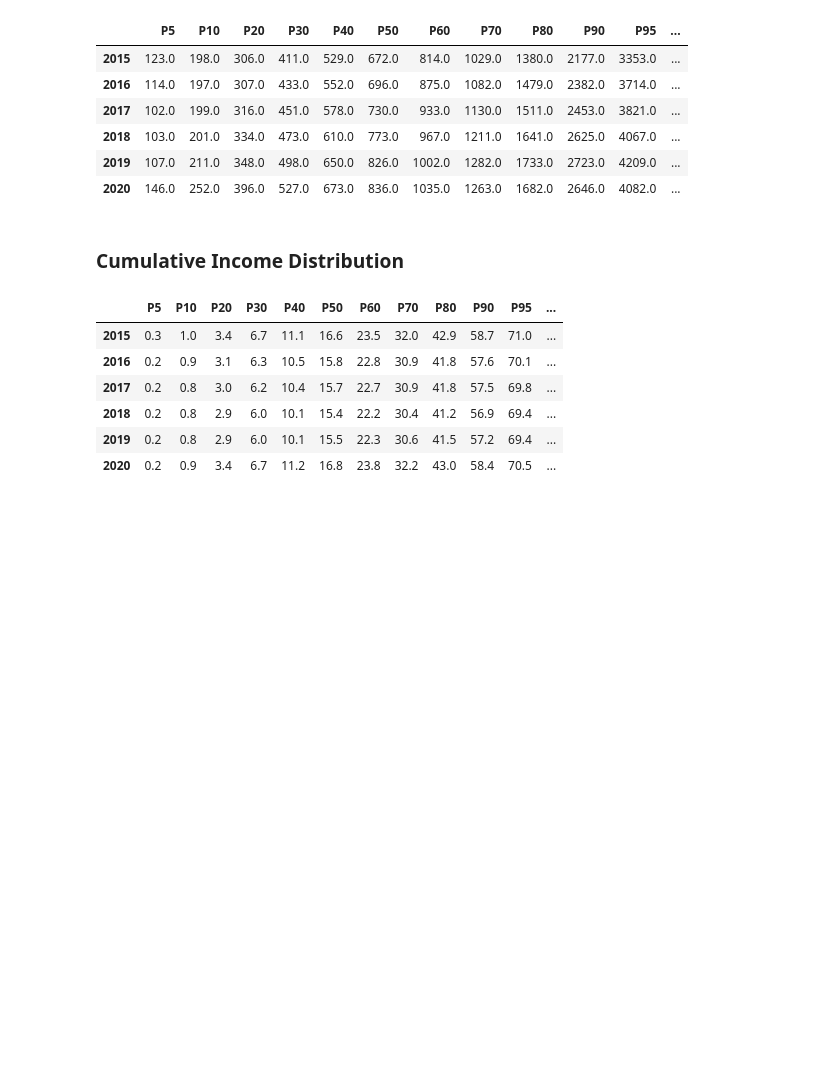
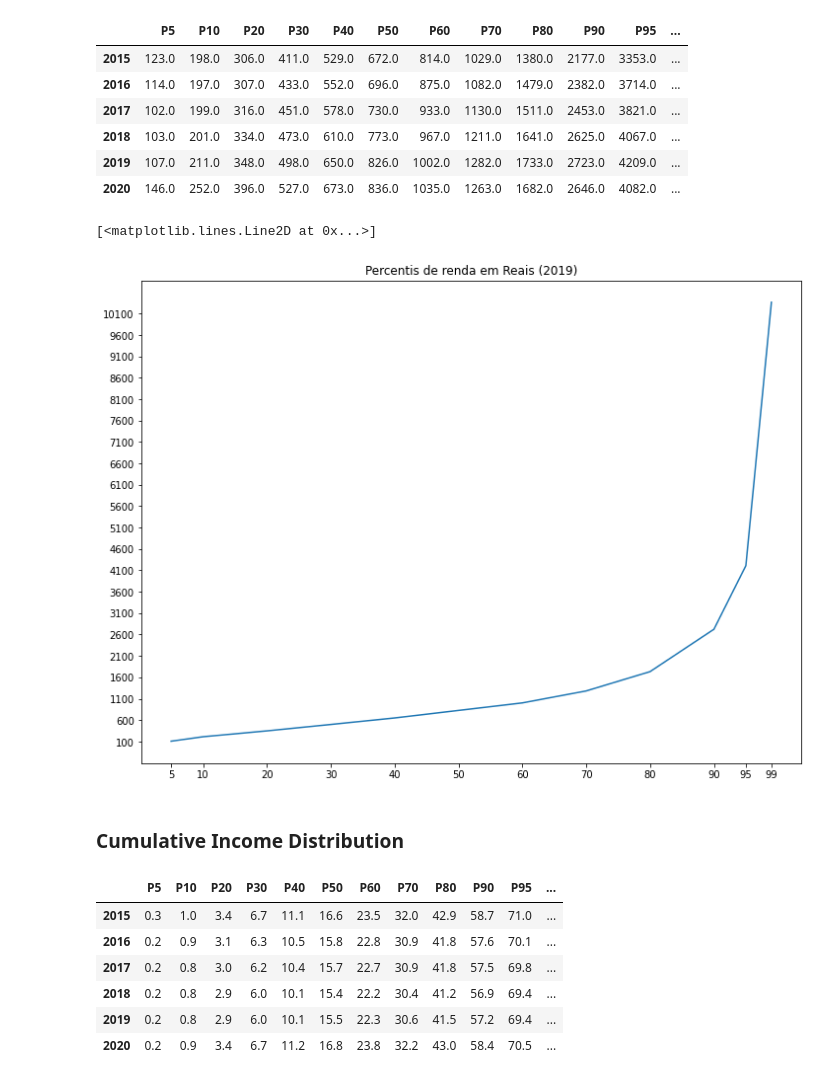
Before and after one commit to nerdmanPc/projeto-ibge, a Jupyter notebook: IBGE.ipynb, the cells around one changed output. Cells and saved outputs as stored; diff of their text form; code cells hidden in the pictures; blank space fills up the shorter version.

Commit message:
PLotted the first figure.

```diff
--- a/IBGE.ipynb
+++ b/IBGE.ipynb
@@ -59,5 +79,5 @@ income_bounds_serii = list(income_bounds_serii)
 # %%
 income_percentiles = [5, 10, 20, 30, 40, 50, 60, 70, 80, 90, 95, 99]
 income_bound_columns = list(map( (lambda x: f'P{x}'), income_percentiles ))
-years_queried = list(income_bounds_serii[0].keys())
-#years_queried
+years_queried = list(map(int, income_bounds_serii[0].keys()))
+years_queried
@@ -75,6 +97,22 @@ income_bounds_data
 | 2018 | 103.0 | 201.0 | 334.0 | 473.0 | 610.0 | 773.0 | 967.0 | 1211.0 | 1641.0 | 2625.0 | 4067.0 | ... |
 | 2019 | 107.0 | 211.0 | 348.0 | 498.0 | 650.0 | 826.0 | 1002.0 | 1282.0 | 1733.0 | 2723.0 | 4209.0 | ... |
 | 2020 | 146.0 | 252.0 | 396.0 | 527.0 | 673.0 | 836.0 | 1035.0 | 1263.0 | 1682.0 | 2646.0 | 4082.0 | ... |
+# %%
+year = 2019
+income_boundries = income_bounds_data.loc[[year]].to_numpy()[0]
+#income_boundries
+fig, ax = plot.subplots()
+income_boundries_plot = ax.plot(income_percentiles, income_boundries)
+ax.set_title(f'Percentis de renda em Reais ({year})')
+
+fig.set_size_inches(12, 9)
+ax.set_xticks(income_percentiles)
+ax.set_yticks(numpy.arange(100, 10101, 500))
+
+income_boundries_plot
+# %% [output]
+[<matplotlib.lines.Line2D at 0x...>]
+[figure, added]
 # %% [markdown]
 ### Cumulative Income Distribution
 # %%
```
Also changed, not shown: parts of 4 cells of this notebook.
